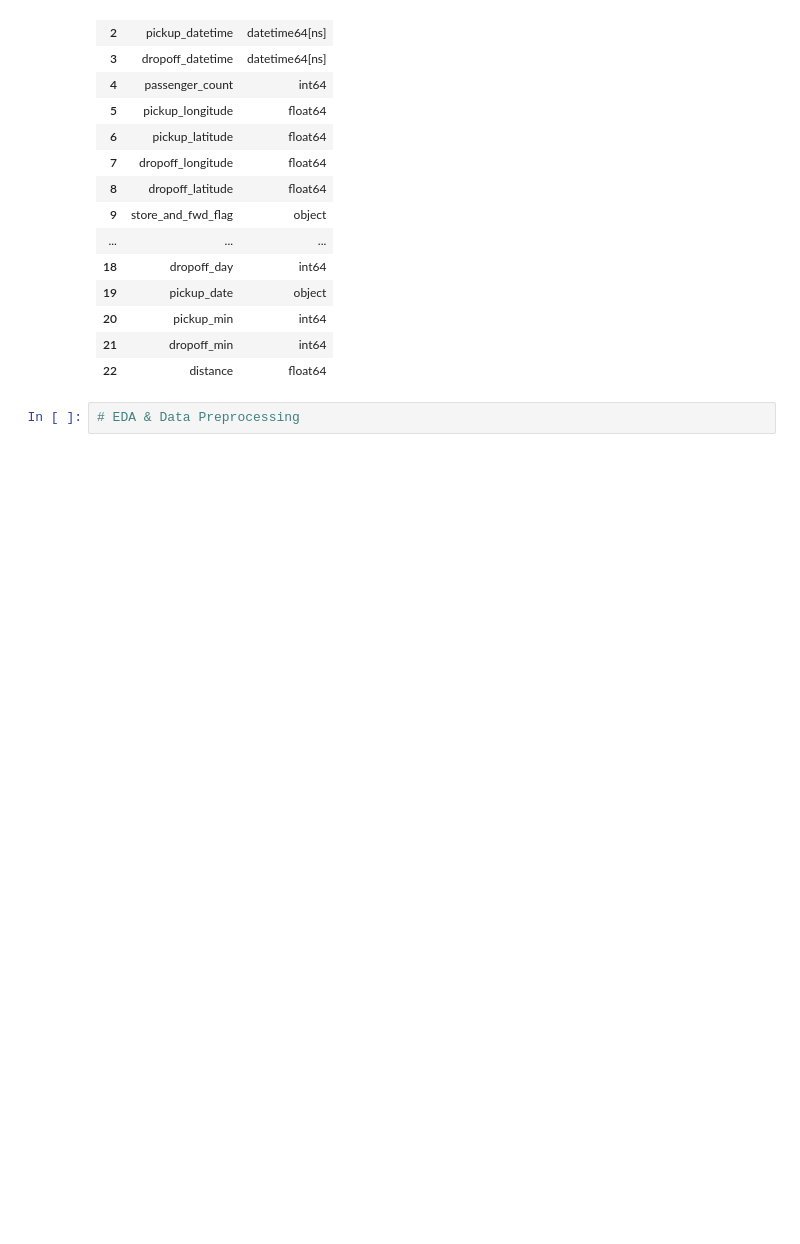
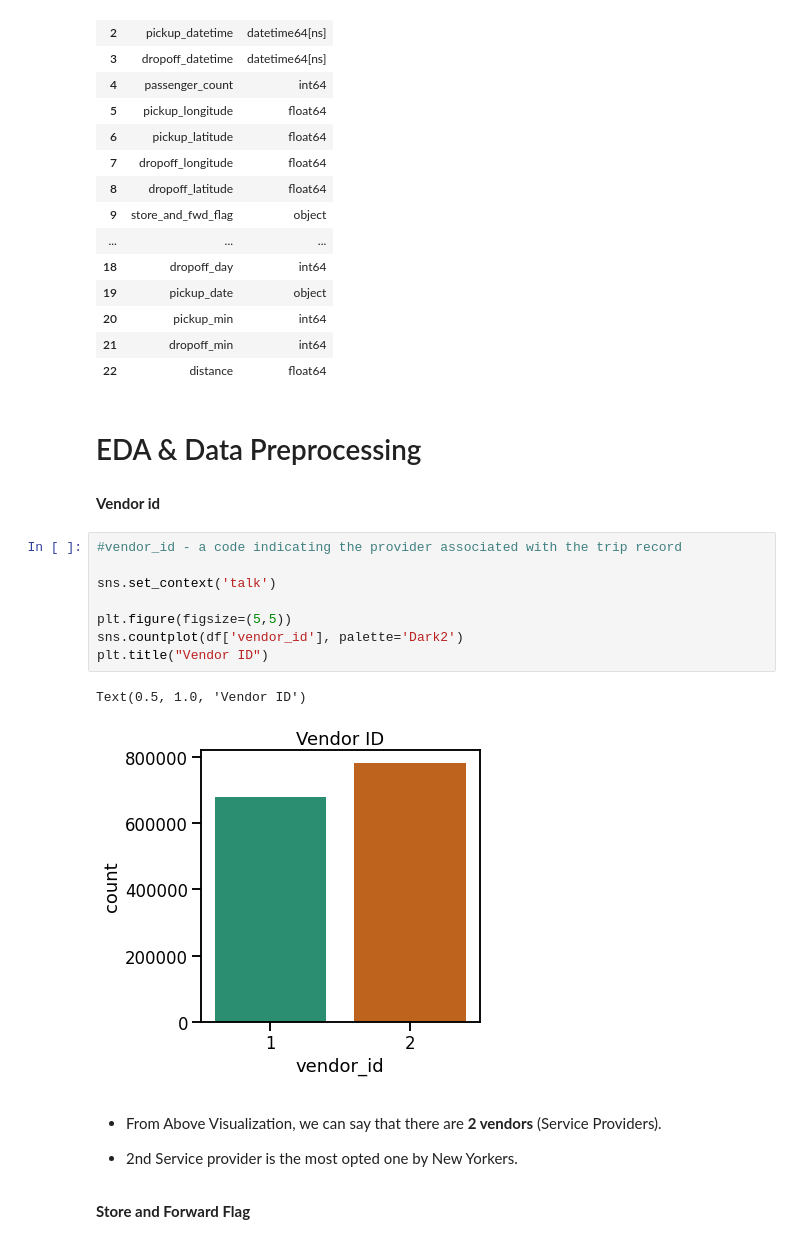
Before and after one commit to hadavikr/NYC-Taxi-Trip-Time-Prediction---Capstone-Project, a Jupyter notebook: Vikrant_Hada_NYC_Taxi_Trip_Time_Prediction_Capstone_Project.ipynb, the cells around one changed output. Cells and saved outputs as stored; diff of their text form; blank space fills up the shorter version.

```diff
--- a/Vikrant_Hada_NYC_Taxi_Trip_Time_Prediction_Capstone_Project.ipynb
+++ b/Vikrant_Hada_NYC_Taxi_Trip_Time_Prediction_Capstone_Project.ipynb
@@ -307,5 +307,25 @@ df.dtypes.reset_index()
 | 20 | pickup_min | int64 |
 | 21 | dropoff_min | int64 |
 | 22 | distance | float64 |
-# %%
-# EDA & Data Preprocessing
+# %% [markdown]
+# EDA & Data Preprocessing
+# %% [markdown]
+<b>Vendor id</b>
+# %%
+#vendor_id - a code indicating the provider associated with the trip record
+
+sns.set_context('talk')
+
+plt.figure(figsize=(5,5))
+sns.countplot(df['vendor_id'], palette='Dark2')
+plt.title("Vendor ID")
+# %% [output]
+Text(0.5, 1.0, 'Vendor ID')
+[figure, added]
+# %% [markdown]
+- From Above Visualization, we can say that there are **2 vendors** (Service Providers).
+
+
+- 2nd Service provider is the most opted one by New Yorkers.
+# %% [markdown]
+**Store and Forward Flag**
```
Also changed, not shown: parts of 31 cells of this notebook.
